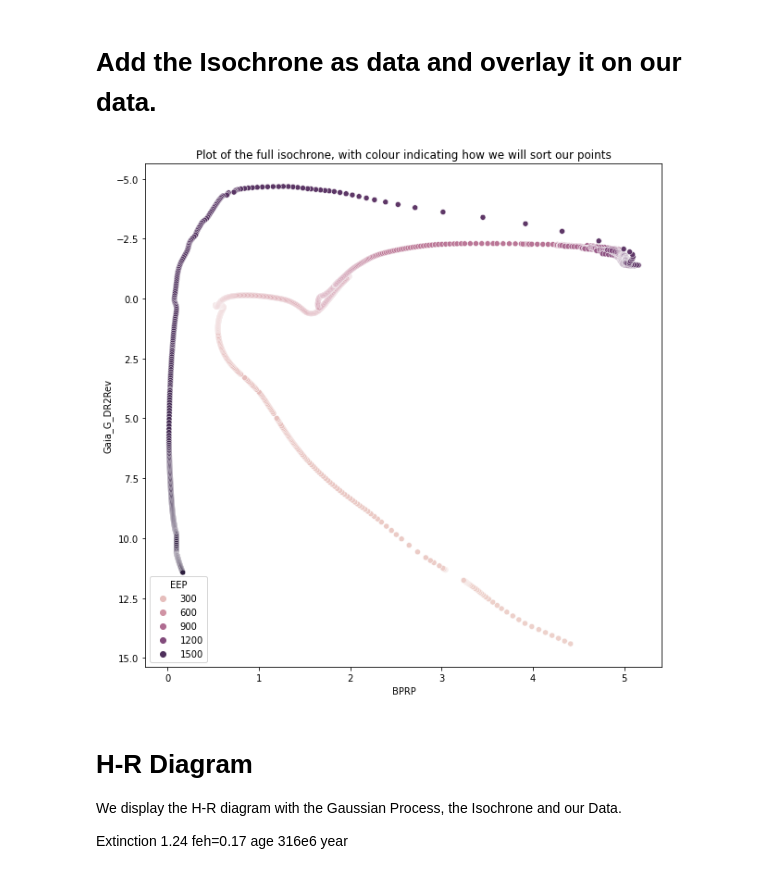
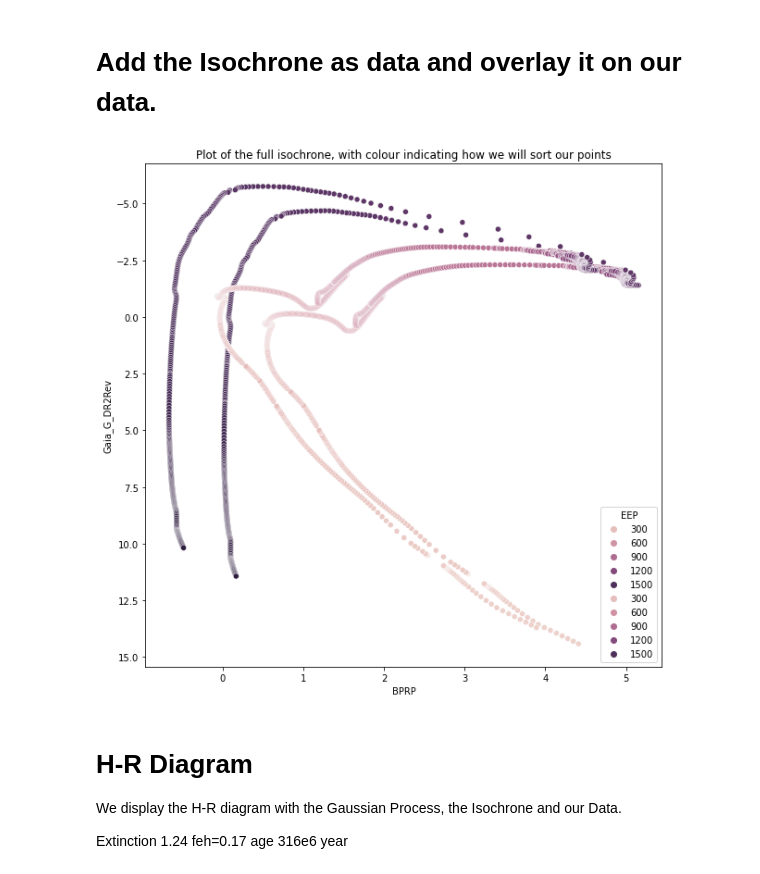
Before and after one commit to ocallam6/GES, a Jupyter notebook: Outlier_detection/prob_dist_ms.ipynb, the cells around one changed output. Saved outputs shown, nothing was run; the diff lists cells and outputs as text; code cells hidden in the pictures.

```diff
--- a/Outlier_detection/prob_dist_ms.ipynb
+++ b/Outlier_detection/prob_dist_ms.ipynb
@@ -104,19 +104,25 @@ orig_scatter=orig_scatter.sort_values(by=['mean_absolute_mag_g_band'])
 # %%
 import pandas as pd
 os.chdir('../Cluster_analysis')
 columns=[str(i) for i in range (34)]
 iso=pd.read_csv('iso.txt',delim_whitespace=True, names=columns)
 isochrone=pd.DataFrame(iso[['0','22','23','24']].values[1:],columns=iso[['0','22','23','24']].values[0]).astype(float)
 
 isochrone['BPRP']=isochrone['Gaia_BP_DR2Rev']-isochrone['Gaia_RP_DR2Rev']
 
+iso2=pd.read_csv('iso2.txt',delim_whitespace=True, names=columns)
+isochrone2=pd.DataFrame(iso2[['0','22','23','24']].values[1:],columns=iso2[['0','22','23','24']].values[0]).astype(float)
+
+isochrone2['BPRP']=isochrone2['Gaia_BP_DR2Rev']-isochrone2['Gaia_RP_DR2Rev']
+
 fig,ax=plt.subplots(figsize=(10,10))
 
 sn.scatterplot(data=isochrone,x='BPRP',y='Gaia_G_DR2Rev',hue='EEP',color='r')
+sn.scatterplot(data=isochrone2,x='BPRP',y='Gaia_G_DR2Rev',hue='EEP',color='r')
 plt.title('Plot of the full isochrone, with colour indicating how we will sort our points')
 ax.invert_yaxis()
 # %% [output]
-[figure, old version]
+[figure, new version]
 # %% [markdown]
 # H-R Diagram
 
```
Also changed, not shown: parts of 18 cells of this notebook.
